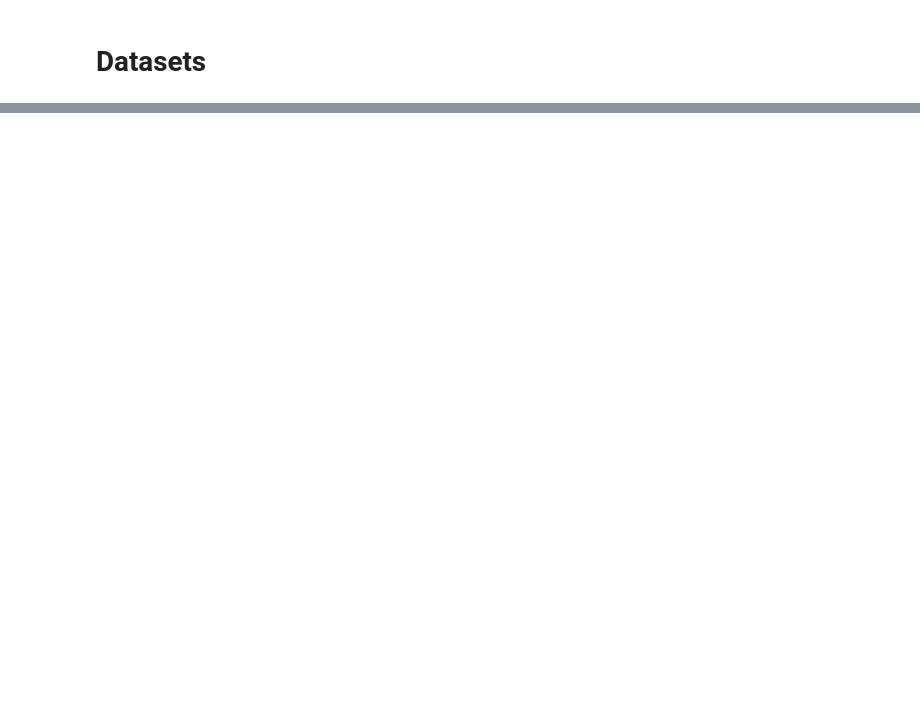
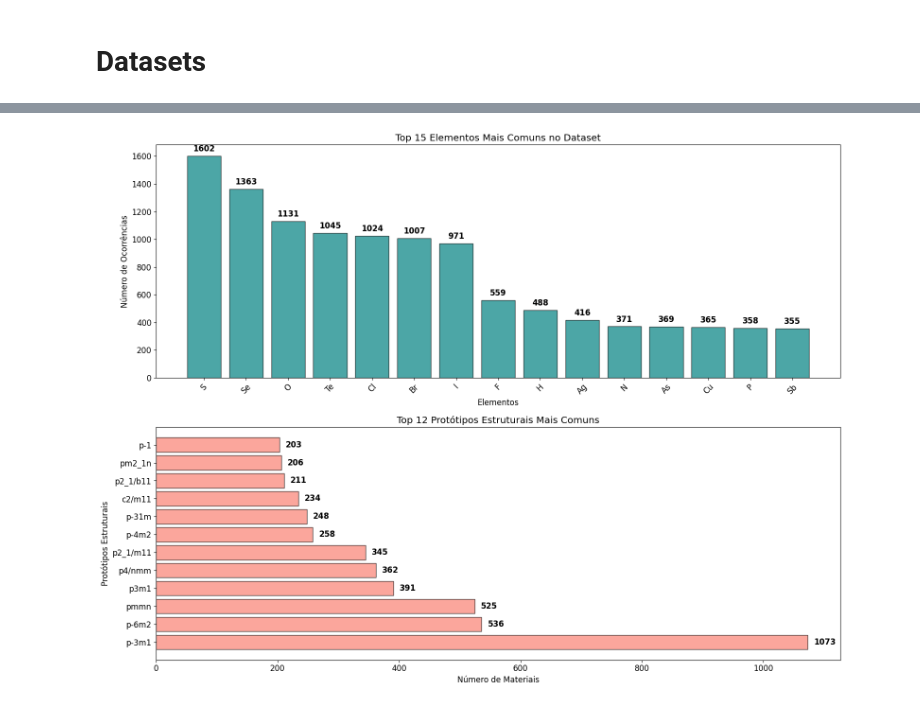
Before and after one commit to victormatteus04/uwbg-tcc, a Jupyter notebook: notebooks/datasets.ipynb, the cells around one changed output, grey strips where cells are left out. Cells and saved outputs as stored; diff of their text form; code cells hidden in the pictures; blank space fills up the shorter version.

```diff
--- a/notebooks/datasets.ipynb
+++ b/notebooks/datasets.ipynb
@@ -569,0 +553,39 @@ print(df2)
+# %%
+# 4. Análise Composicional
+fig, (ax1, ax2) = plt.subplots(2, 1, figsize=(16, 12))
+
+# Elementos mais comuns
+all_elements = []
+for elements_list in df_materials['Elements']:
+    all_elements.extend(elements_list)
+element_counts = Counter(all_elements)
+
+top_elements = dict(element_counts.most_common(15))
+ax1.bar(top_elements.keys(), top_elements.values(), color='teal', alpha=0.7, edgecolor='black')
+ax1.set_xlabel('Elementos')
+ax1.set_ylabel('Número de Ocorrências')
+ax1.set_title('Top 15 Elementos Mais Comuns no Dataset')
+ax1.tick_params(axis='x', rotation=45)
+
+# Adicionar valores nas barras
+for i, (element, count) in enumerate(top_elements.items()):
+    ax1.text(i, count + 20, str(count), ha='center', va='bottom', fontweight='bold')
+
+# Protótipos estruturais mais comuns
+top_prototypes = df_materials['Layergroup'].value_counts().head(12)
+ax2.barh(range(len(top_prototypes)), top_prototypes.values, color='salmon', alpha=0.7, edgecolor='black')
+ax2.set_xlabel('Número de Materiais')
+ax2.set_ylabel('Protótipos Estruturais')
+ax2.set_title('Top 12 Protótipos Estruturais Mais Comuns')
+ax2.set_yticks(range(len(top_prototypes)))
+ax2.set_yticklabels(top_prototypes.index)
+
+# Adicionar valores nas barras
+for i, v in enumerate(top_prototypes.values):
+    ax2.text(v + 10, i, str(v), ha='left', va='center', fontweight='bold')
+
+plt.tight_layout()
+plt.savefig('../figures/compositional_analysis.png', dpi=300, bbox_inches='tight')
+plt.show()
+# %% [output]
+[figure, added]
```
Also changed, not shown: parts of 70 cells of this notebook.
